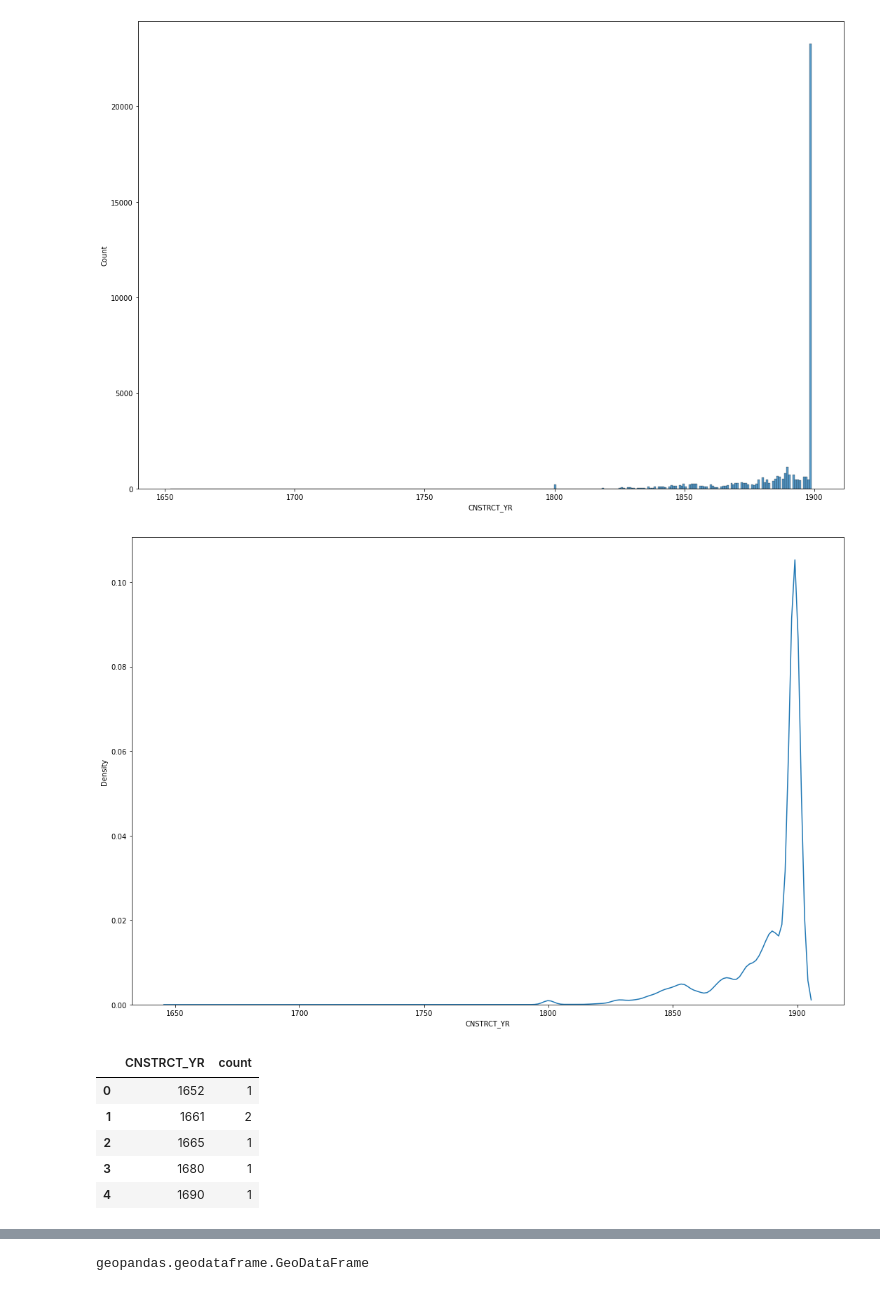
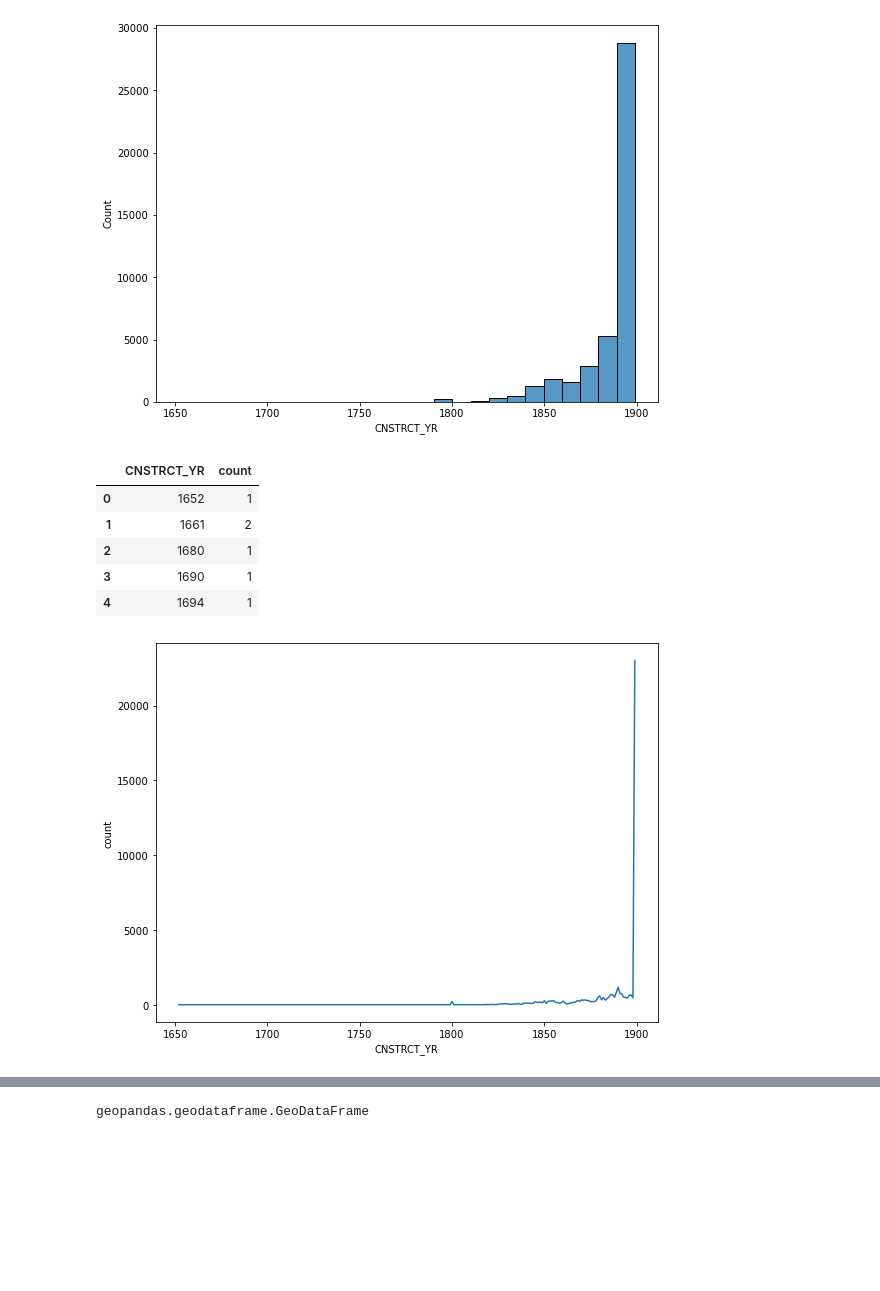
Before and after one commit to mebauer/data-analysis-using-python, a Jupyter notebook: mybinder-examples/examples.ipynb, the cells around one changed output, grey strips where cells are left out. Drawn from its saved outputs; the diff is of its cells as text; code cells hidden in the pictures; blank space fills up the shorter version.

```diff
--- a/mybinder-examples/examples.ipynb
+++ b/mybinder-examples/examples.ipynb
@@ -103,0 +35,5 @@ pandas.core.frame.DataFrame
+# %%
+bldgs_before_1900 = pd.read_csv('bldgs-before-1900.csv')
+
+print(bldgs_before_1900.shape)
+bldgs_before_1900.head()
@@ -273,30 +69,38 @@ bldgs_before_1990['CNSTRCT_YR'].hist()
 # %%
-plt.figure(figsize=(15,10))
+plt.figure(figsize=(8, 6))
 
-sns.histplot(bldgs_before_1990['CNSTRCT_YR'])
+sns.histplot(bldgs_before_1900['CNSTRCT_YR'], bins=25)
 
 plt.tight_layout()
 # %% [output]
-[figure, old version]
+[figure, new version]
+# %%
+by_year = (
+    bldgs_before_1900
+    .groupby('CNSTRCT_YR')[['DOITT_ID']].count()
+    .rename(columns={'DOITT_ID': 'count'})
+    .reset_index()
+)
+
+by_year['CNSTRCT_YR'] = by_year['CNSTRCT_YR'].astype(int)
+
+by_year.head()
+# %% [output]
+|  | CNSTRCT_YR | count |
+| 0 | 1652 | 1 |
+| 1 | 1661 | 2 |
+| 2 | 1680 | 1 |
+| 3 | 1690 | 1 |
+| 4 | 1694 | 1 |
 # %%
-plt.figure(figsize=(15,10))
+plt.figure(figsize=(8, 6))
 
-sns.kdeplot(bldgs_before_1990['CNSTRCT_YR'])
+sns.lineplot(
+    data=by_year,
+    x="CNSTRCT_YR",
+    y="count"
+)
 
 plt.tight_layout()
 # %% [output]
-[figure, old version]
+[figure, new version]
-# %%
-by_year = bldgs_before_1990.groupby('CNSTRCT_YR')[['DOITT_ID']].count()
-by_year.rename({'DOITT_ID': 'count'}, axis=1, inplace=True)
-by_year = by_year.reset_index()
-by_year['CNSTRCT_YR'] = by_year['CNSTRCT_YR'].astype(int)
-
-by_year.head()
-# %% [output]
-|  | CNSTRCT_YR | count |
-| 0 | 1652 | 1 |
-| 1 | 1661 | 2 |
-| 2 | 1665 | 1 |
-| 3 | 1680 | 1 |
-| 4 | 1690 | 1 |
```
Also changed, not shown: parts of 49 cells of this notebook, 4 other files.
